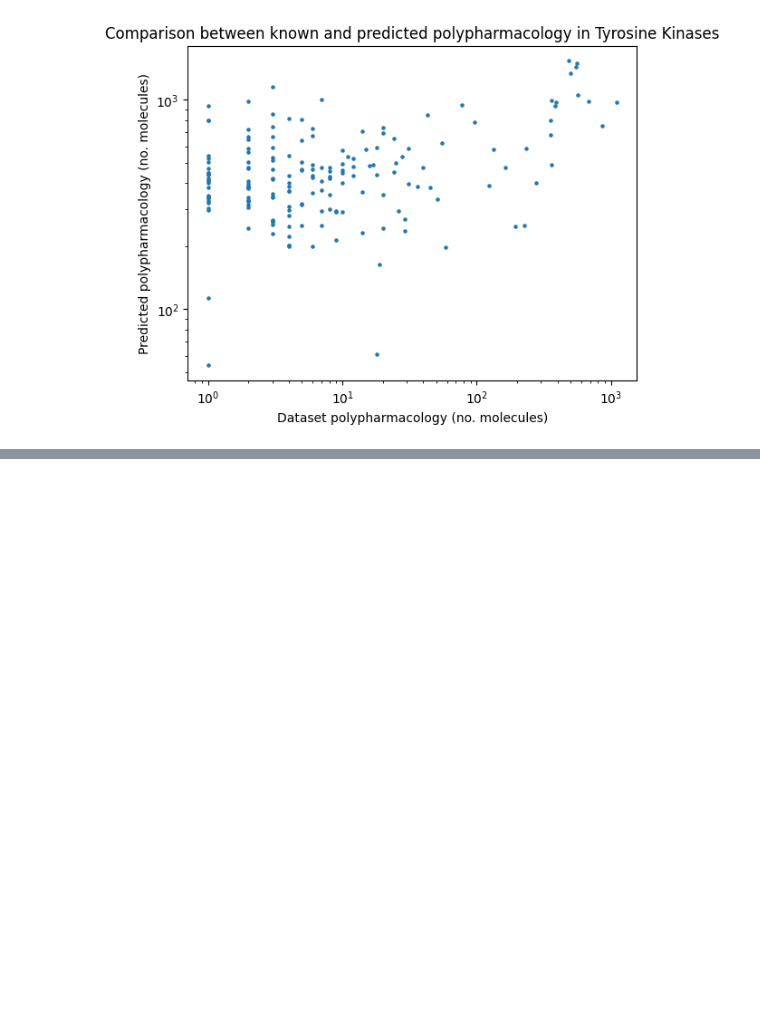
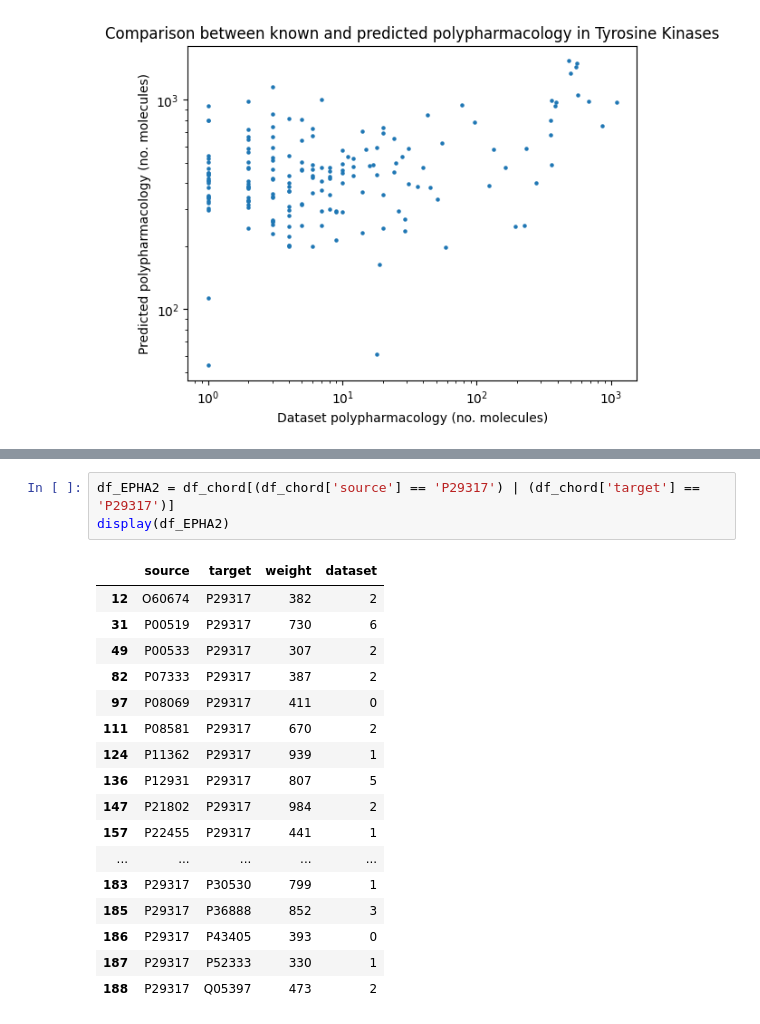
Before and after one commit to thijmenwroos/ppk, a Jupyter notebook: test_kin/rf_st_rges.ipynb, the cells around one changed output, grey strips where cells are left out. Saved outputs shown, nothing was run; the diff lists cells and outputs as text; blank space fills up the shorter version.

```diff
--- a/test_kin/rf_st_rges.ipynb
+++ b/test_kin/rf_st_rges.ipynb
@@ -762,0 +889,21 @@ plt.show()
+# %%
+df_EPHA2 = df_chord[(df_chord['source'] == 'P29317') | (df_chord['target'] == 'P29317')]
+display(df_EPHA2)
+# %% [output]
+|  | source | target | weight | dataset |
+| 12 | O60674 | P29317 | 382 | 2 |
+| 31 | P00519 | P29317 | 730 | 6 |
+| 49 | P00533 | P29317 | 307 | 2 |
+| 82 | P07333 | P29317 | 387 | 2 |
+| 97 | P08069 | P29317 | 411 | 0 |
+| 111 | P08581 | P29317 | 670 | 2 |
+| 124 | P11362 | P29317 | 939 | 1 |
+| 136 | P12931 | P29317 | 807 | 5 |
+| 147 | P21802 | P29317 | 984 | 2 |
+| 157 | P22455 | P29317 | 441 | 1 |
+| ... | ... | ... | ... | ... |
+| 183 | P29317 | P30530 | 799 | 1 |
+| 185 | P29317 | P36888 | 852 | 3 |
+| 186 | P29317 | P43405 | 393 | 0 |
+| 187 | P29317 | P52333 | 330 | 1 |
+| 188 | P29317 | Q05397 | 473 | 2 |
```
Also changed, not shown: parts of 8 cells of this notebook.
